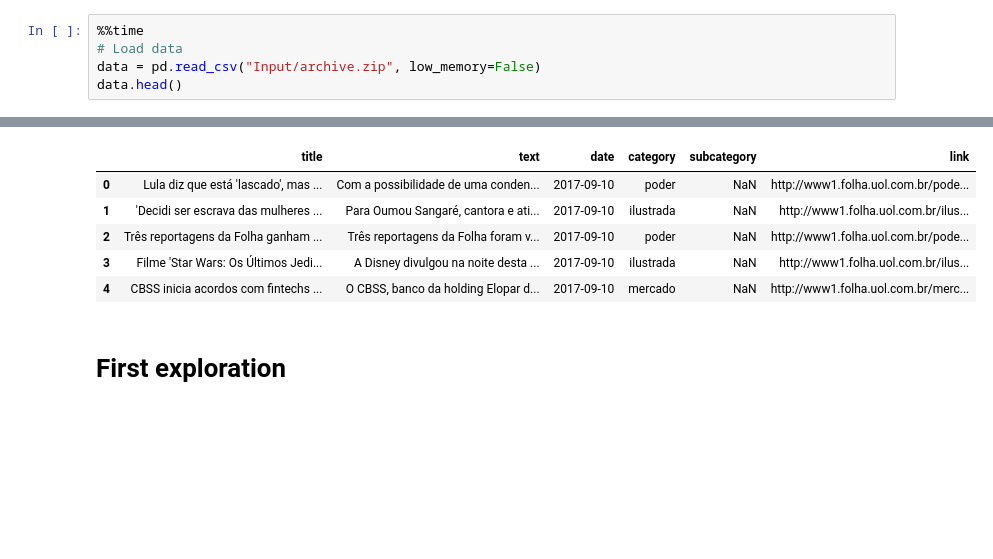
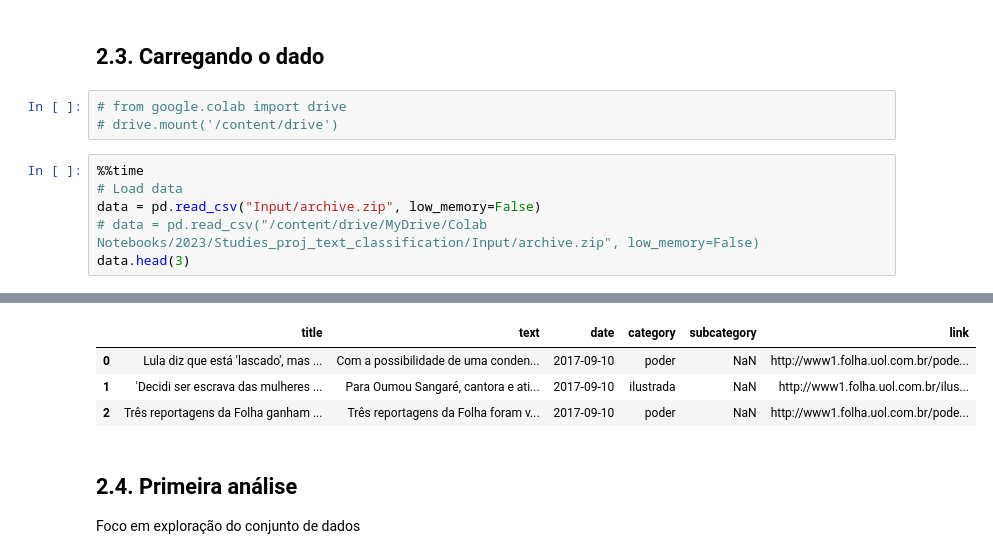
Before and after one commit to bombermal/Studies_proj_text_classification, a Jupyter notebook: main.ipynb, the cells around one changed output, grey strips where cells are left out. Drawn from its saved outputs; the diff is of its cells as text; blank space fills up the shorter version.

```diff
--- a/main.ipynb
+++ b/main.ipynb
@@ -42,6 +161,12 @@ def remove_multiple_blank_spaces(text):
+# %% [markdown]
+## 2.3. Carregando o dado
+# %%
+# from google.colab import drive
+# drive.mount('/content/drive')
 # %%
 %%time
 # Load data
 data = pd.read_csv("Input/archive.zip", low_memory=False)
-data.head()
+# data = pd.read_csv("/content/drive/MyDrive/Colab Notebooks/2023/Studies_proj_text_classification/Input/archive.zip", low_memory=False)
+data.head(3)
 # %% [output]
@@ -50,10 +175,10 @@ Wall time: 7.07 s
 |  | title | text | date | category | subcategory | link |
 | 0 | Lula diz que está 'lascado', mas ... | Com a possibilidade de uma conden... | 2017-09-10 | poder | NaN | http://www1.folha.uol.com.br/pode... |
 | 1 | 'Decidi ser escrava das mulheres ... | Para Oumou Sangaré, cantora e ati... | 2017-09-10 | ilustrada | NaN | http://www1.folha.uol.com.br/ilus... |
 | 2 | Três reportagens da Folha ganham ... | Três reportagens da Folha foram v... | 2017-09-10 | poder | NaN | http://www1.folha.uol.com.br/pode... |
-| 3 | Filme 'Star Wars: Os Últimos Jedi... | A Disney divulgou na noite desta ... | 2017-09-10 | ilustrada | NaN | http://www1.folha.uol.com.br/ilus... |
-| 4 | CBSS inicia acordos com fintechs ... | O CBSS, banco da holding Elopar d... | 2017-09-10 | mercado | NaN | http://www1.folha.uol.com.br/merc... |
-# %% [markdown]
-# First exploration
+# %% [markdown]
+## 2.4. Primeira análise
+
+Foco em exploração do conjunto de dados
 # %%
 %%time
```
Also changed, not shown: parts of 63 cells of this notebook, 1 other file.
